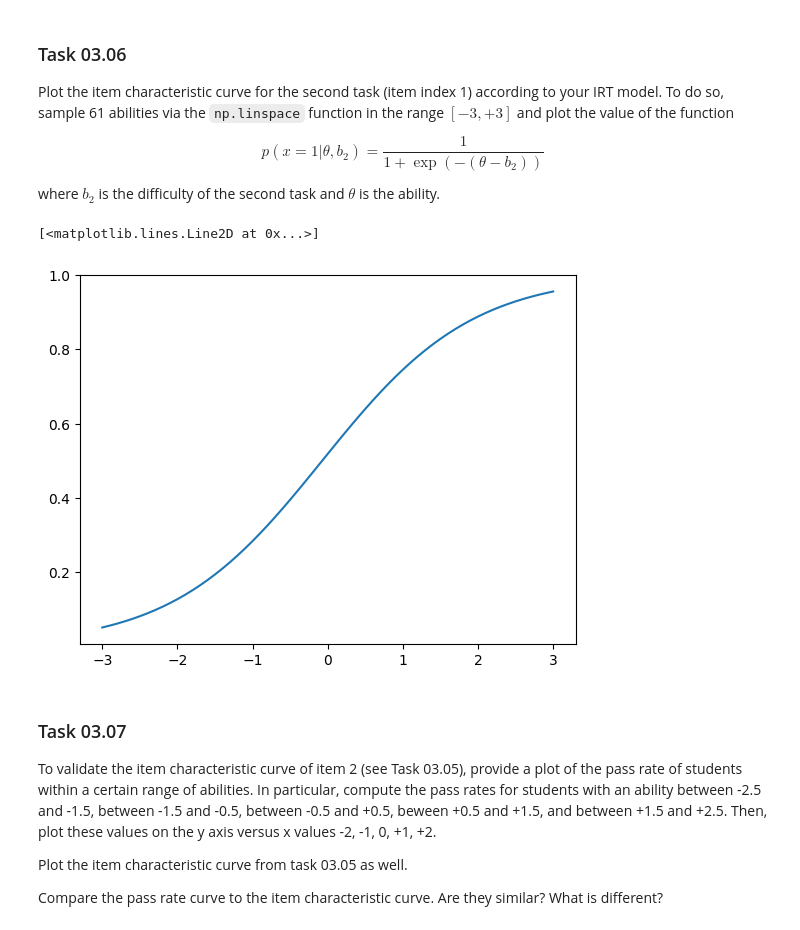
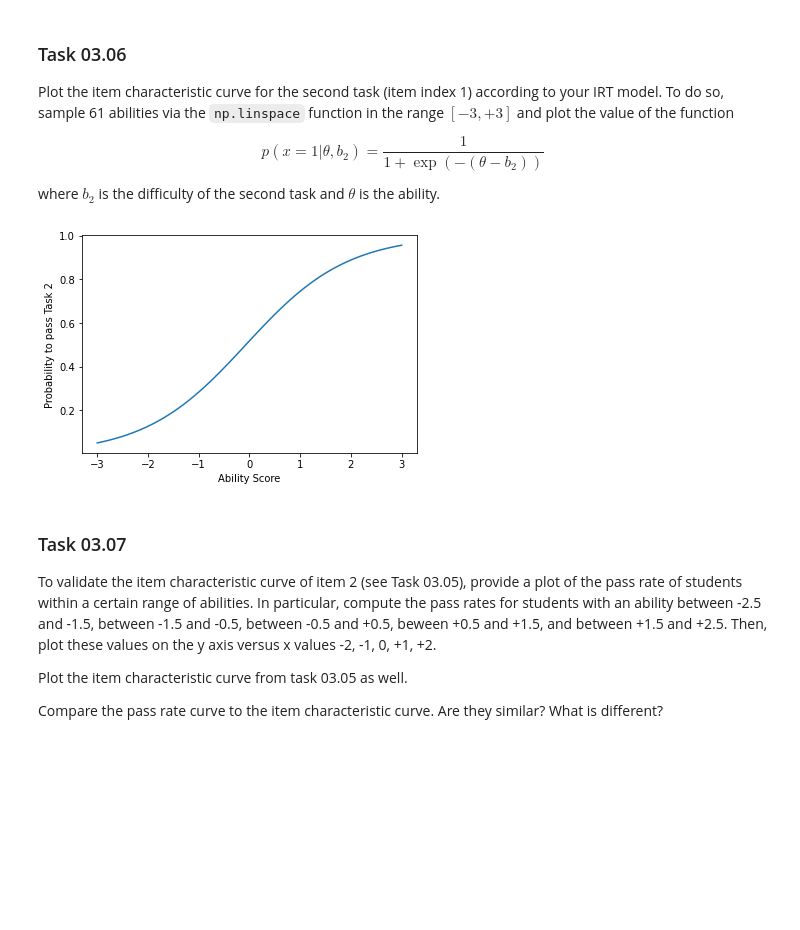
Before and after one commit to ChonsShadow/datamining_24-25, a Jupyter notebook: sheet03/sheet03.ipynb, the cells around one changed output. Cells and saved outputs as stored; diff of their text form; code cells hidden in the pictures; blank space fills up the shorter version.

Commit message:
Add labels to task 6

```diff
--- a/sheet03/sheet03.ipynb
+++ b/sheet03/sheet03.ipynb
@@ -199,12 +199,14 @@ where $b_2$ is the difficulty of the second task and $\theta$ is the ability.
 # %%
 sampled_abilities = np.linspace(-3, 3, num=61)
 
 item_char_curve_y = 1/(1+np.exp(-(sampled_abilities-est_task_difficulties[1])))
 
 plt.plot(sampled_abilities, item_char_curve_y)
+plt.xlabel('Ability Score')
+plt.ylabel('Probability to pass Task 2')
+plt.show()
 # %% [output]
-[<matplotlib.lines.Line2D at 0x...>]
-[figure, old version]
+[figure, new version]
 # %% [markdown]
 ### Task 03.07
 
```
